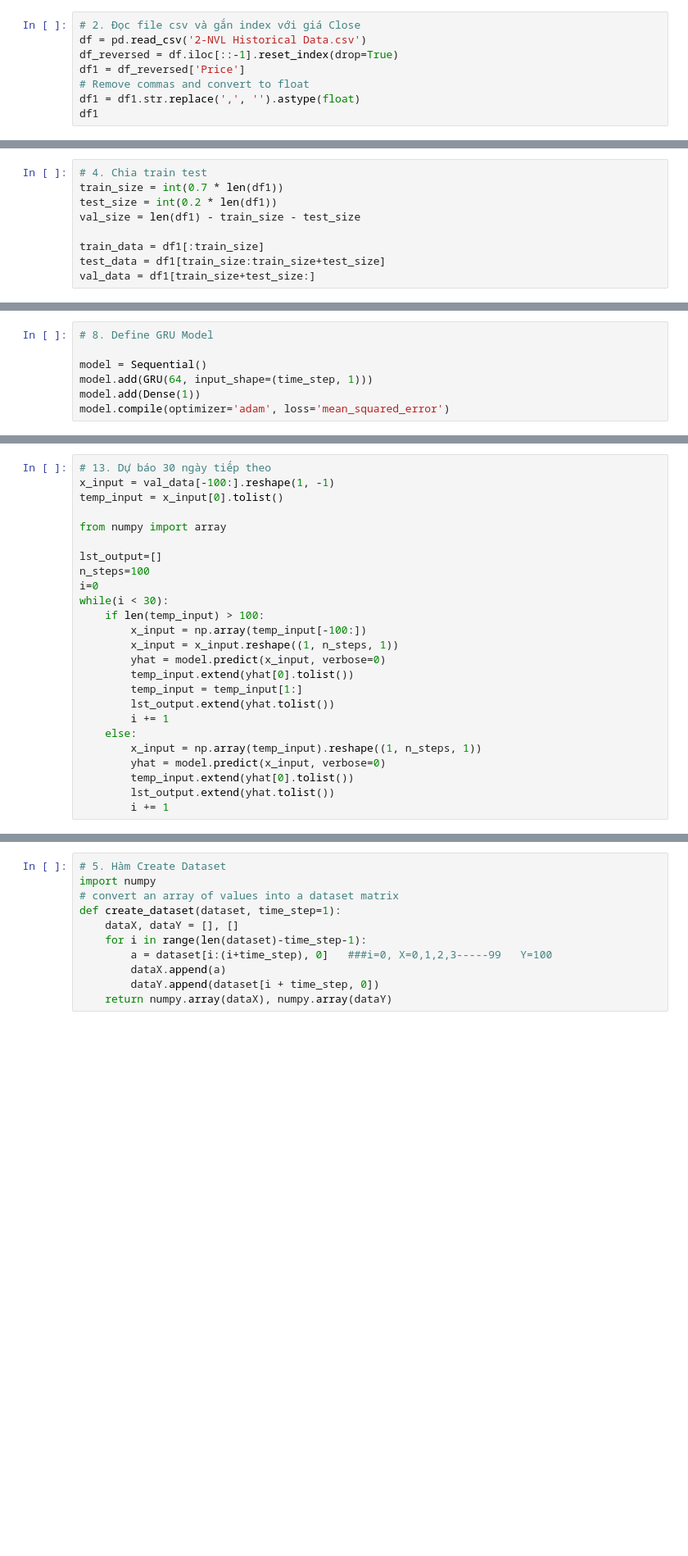
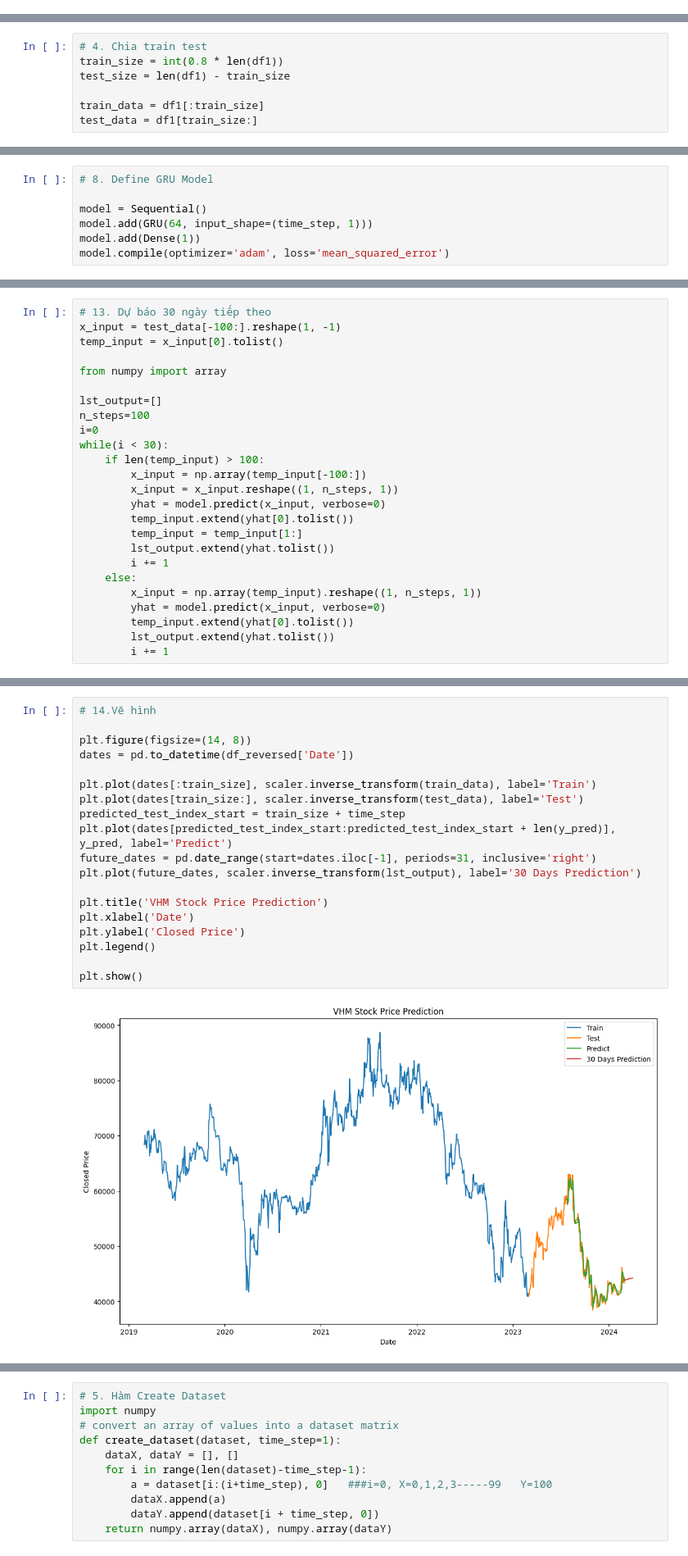
Before and after one commit to chanhlm/IS403_O22_HTCL_5, a Jupyter notebook: Models/GRU.ipynb, the cells around one changed output, grey strips where cells are left out. Shown at 82% size. Saved outputs shown, nothing was run; the diff lists cells and outputs as text; blank space fills up the shorter version.

```diff
--- a/Models/GRU.ipynb
+++ b/Models/GRU.ipynb
@@ -182,8 +169,0 @@ Drive already mounted at /content/drive; to attempt to forcibly remount, call dr
-# %%
-# 2. Đọc file csv và gắn index với giá Close
-df = pd.read_csv('2-NVL Historical Data.csv')
-df_reversed = df.iloc[::-1].reset_index(drop=True)
-df1 = df_reversed['Price']
-# Remove commas and convert to float
-df1 = df1.str.replace(',', '').astype(float)
-df1
@@ -207,12 +170,10 @@ df1=scaler.fit_transform(np.array(df1).reshape(-1,1))
 # %%
 # 4. Chia train test
-train_size = int(0.7 * len(df1))
-test_size = int(0.2 * len(df1))
-val_size = len(df1) - train_size - test_size
+train_size = int(0.8 * len(df1))
+test_size = len(df1) - train_size
 
 train_data = df1[:train_size]
-test_data = df1[train_size:train_size+test_size]
-val_data = df1[train_size+test_size:]
+test_data = df1[train_size:]
 # %%
 # 5. Hàm Create Dataset
 import numpy
@@ -291,6 +253,6 @@ Testing RMSE: 14752.672858324893
 # %%
 # 13. Dự báo 30 ngày tiếp theo
-x_input = val_data[-100:].reshape(1, -1)
+x_input = test_data[-100:].reshape(1, -1)
 temp_input = x_input[0].tolist()
 
 from numpy import array
@@ -335 +278,22 @@ plt.show()
+# %%
+# 14.Vẽ hình
+
+plt.figure(figsize=(14, 8))
+dates = pd.to_datetime(df_reversed['Date'])
+
+plt.plot(dates[:train_size], scaler.inverse_transform(train_data), label='Train')
+plt.plot(dates[train_size:], scaler.inverse_transform(test_data), label='Test')
+predicted_test_index_start = train_size + time_step
+plt.plot(dates[predicted_test_index_start:predicted_test_index_start + len(y_pred)], y_pred, label='Predict')
+future_dates = pd.date_range(start=dates.iloc[-1], periods=31, inclusive='right')
+plt.plot(future_dates, scaler.inverse_transform(lst_output), label='30 Days Prediction')
+
+plt.title('VHM Stock Price Prediction')
+plt.xlabel('Date')
+plt.ylabel('Closed Price')
+plt.legend()
+
+plt.show()
+# %% [output]
+[figure, added]
 # %% [markdown]
```
Also changed, not shown: parts of 122 cells of this notebook, 6 other files.
